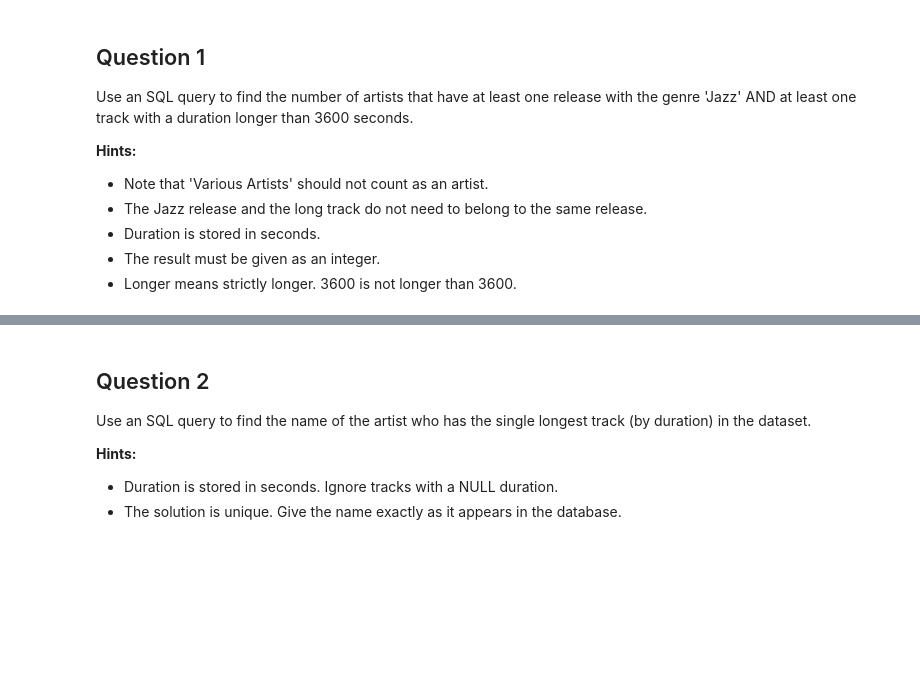
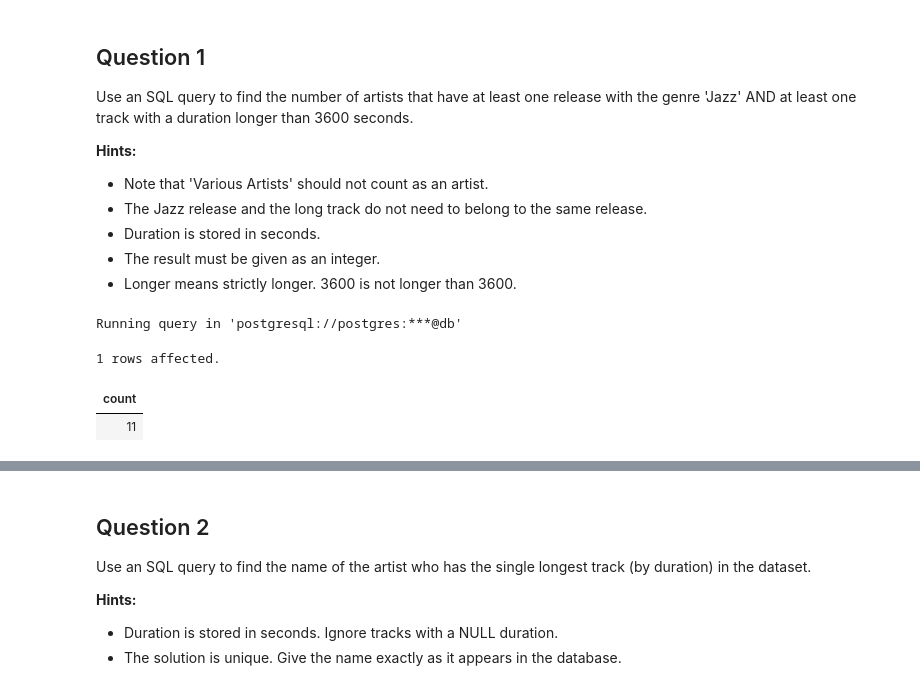
Before and after one commit to mpelossi/Big-Data, a Jupyter notebook: exam_docker_lab/notebooks/bigdata-exercises/Big_Data/exercise01/Exercise01_SQL_Moodle.ipynb, the cells around one changed output, grey strips where cells are left out. Cells and saved outputs as stored; diff of their text form; code cells hidden in the pictures; blank space fills up the shorter version.

```diff
--- a/exam_docker_lab/notebooks/bigdata-exercises/Big_Data/exercise01/Exercise01_SQL_Moodle.ipynb
+++ b/exam_docker_lab/notebooks/bigdata-exercises/Big_Data/exercise01/Exercise01_SQL_Moodle.ipynb
@@ -79,3 +127,21 @@ Use an SQL query to find the number of artists that have at least one release wi
 - Duration is stored in seconds.
 - The result must be given as an integer.
 - Longer means strictly longer. 3600 is not longer than 3600.
+# %%
+%%sql
+SELECT COUNT(DISTINCT rb.artist_id)
+FROM artists a
+    JOIN released_by rb USING (artist_id)
+    JOIN releases r  USING (release_id)
+    JOIN tracks t USING (release_id)
+WHERE
+    r.genre = 'Jazz'
+    AND
+    t.duration > 3600;
+    AND
+    a.name
+# %% [output]
+Running query in 'postgresql://postgres:***@db'
+1 rows affected.
+| count |
+| 11 |
```
Also changed, not shown: parts of 6 cells of this notebook, 6 other files.
